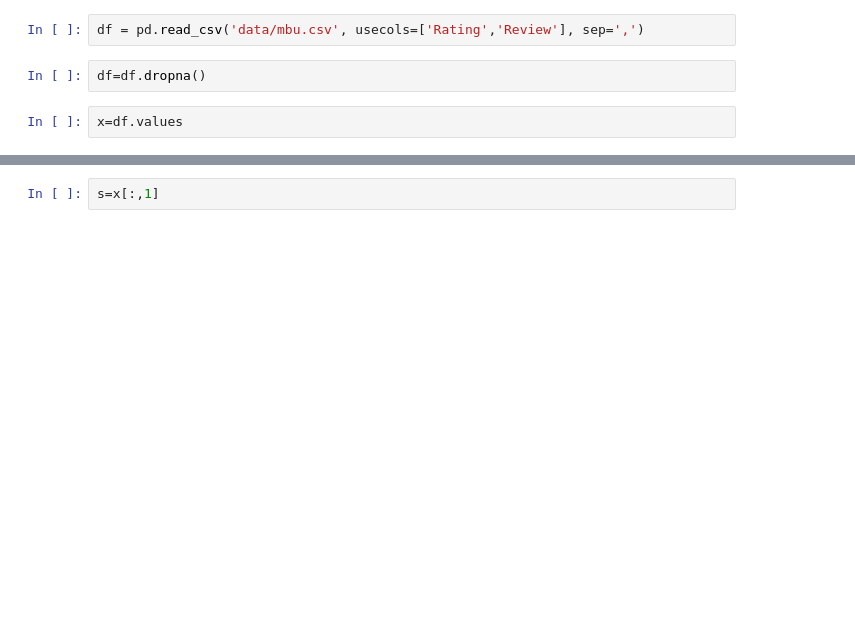
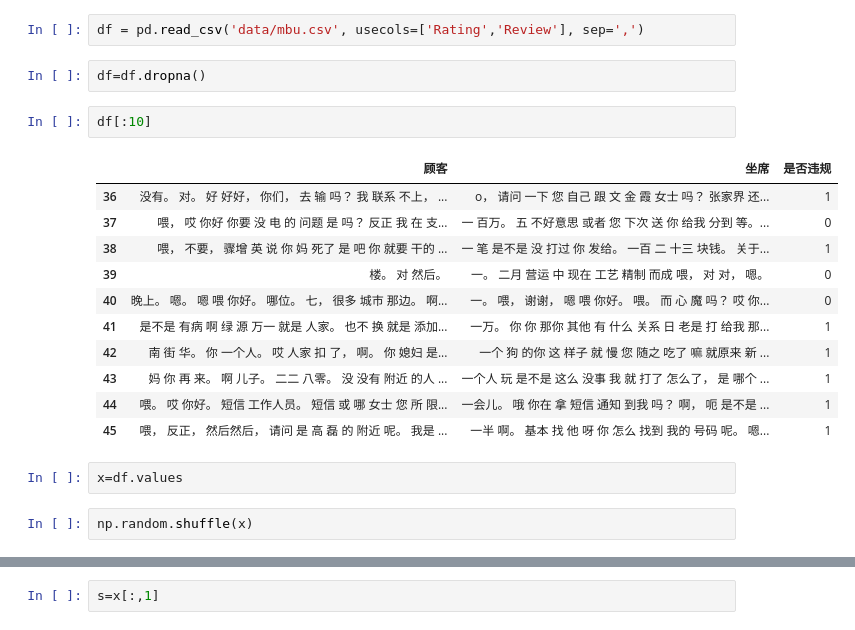
Before and after one commit to yzye/leam, a Jupyter notebook: pp.ipynb, the cells around one changed output, grey strips where cells are left out. Saved outputs shown, nothing was run; the diff lists cells and outputs as text; blank space fills up the shorter version.

```diff
--- a/pp.ipynb
+++ b/pp.ipynb
@@ -7,5 +10,21 @@ import cPickle
 df = pd.read_csv('data/mbu.csv', usecols=['Rating','Review'], sep=',')
 # %%
 df=df.dropna()
+# %%
+df[:10]
+# %% [output]
+|  | 顾客 | 坐席 | 是否违规 |
+| 36 | 没有。 对。 好 好好， 你们， 去 输 吗？ 我 联系 不上， ... | o， 请问 一下 您 自己 跟 文 金 霞 女士 吗？ 张家界 还... | 1 |
+| 37 | 喂， 哎 你好 你要 没 电 的 问题 是 吗？ 反正 我 在 支... | 一 百万。 五 不好意思 或者 您 下次 送 你 给我 分到 等。... | 0 |
+| 38 | 喂， 不要， 骤增 英 说 你 妈 死了 是 吧 你 就要 干的 ... | 一 笔 是不是 没 打过 你 发给。 一百 二 十三 块钱。 关于... | 1 |
+| 39 | 楼。 对 然后。 | 一。 二月 营运 中 现在 工艺 精制 而成 喂， 对 对， 嗯。 | 0 |
+| 40 | 晚上。 嗯。 嗯 喂 你好。 哪位。 七， 很多 城市 那边。 啊... | 一。 喂， 谢谢， 嗯 喂 你好。 喂。 而 心 魔 吗？ 哎 你... | 0 |
+| 41 | 是不是 有病 啊 绿 源 万一 就是 人家。 也不 换 就是 添加... | 一万。 你 你 那你 其他 有 什么 关系 日 老是 打 给我 那... | 1 |
+| 42 | 南 街 华。 你 一个人。 哎 人家 扣 了， 啊。 你 媳妇 是... | 一个 狗 的你 这 样子 就 慢 您 随之 吃了 嘛 就原来 新 ... | 1 |
+| 43 | 妈 你 再 来。 啊 儿子。 二二 八零。 没 没有 附近 的人 ... | 一个人 玩 是不是 这么 没事 我 就 打了 怎么了， 是 哪个 ... | 1 |
+| 44 | 喂。 哎 你好。 短信 工作人员。 短信 或 哪 女士 您 所 限... | 一会儿。 哦 你在 拿 短信 通知 到我 吗？ 啊， 呃 是不是 ... | 1 |
+| 45 | 喂， 反正， 然后然后， 请问 是 高 磊 的 附近 呢。 我是 ... | 一半 啊。 基本 找 他 呀 你 怎么 找到 我的 号码 呢。 嗯... | 1 |
 # %%
 x=df.values
+# %%
+np.random.shuffle(x)
```
Also changed, not shown: parts of 24 cells of this notebook.
